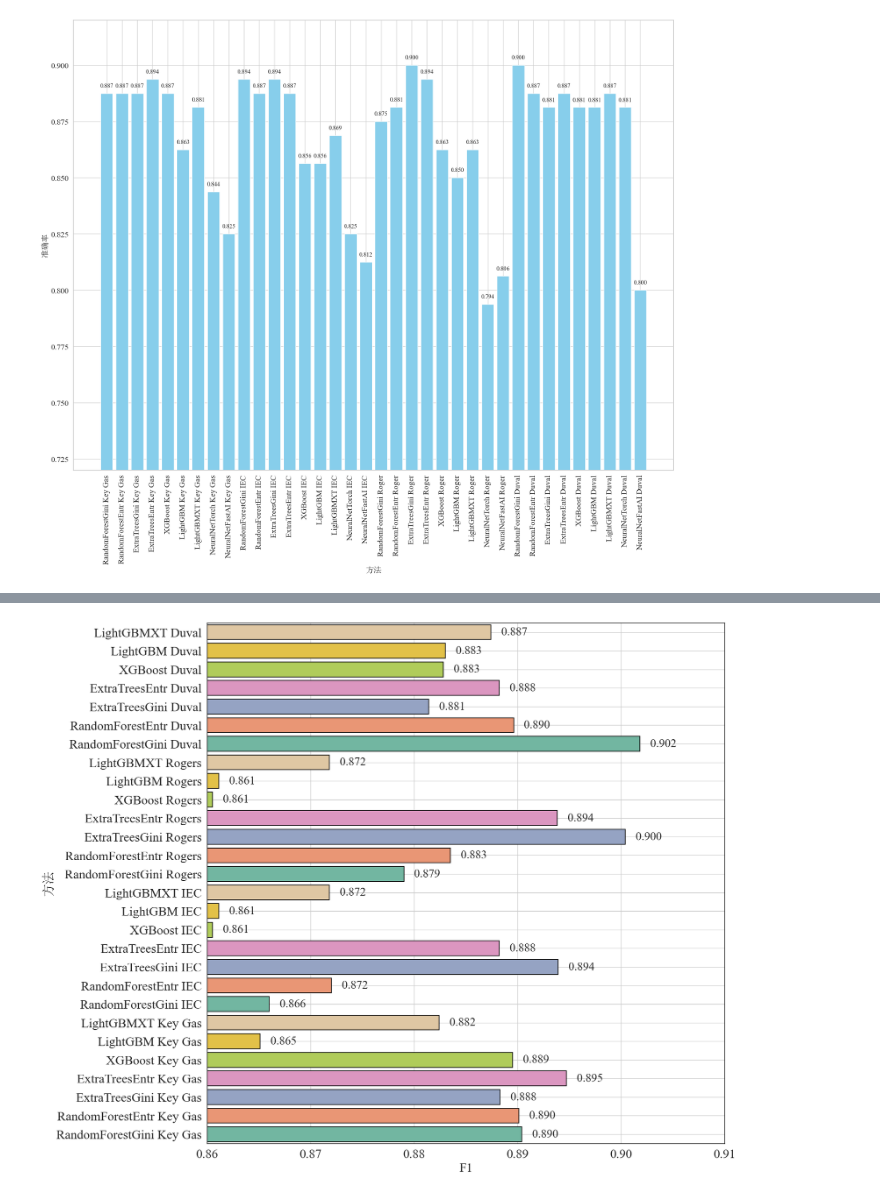
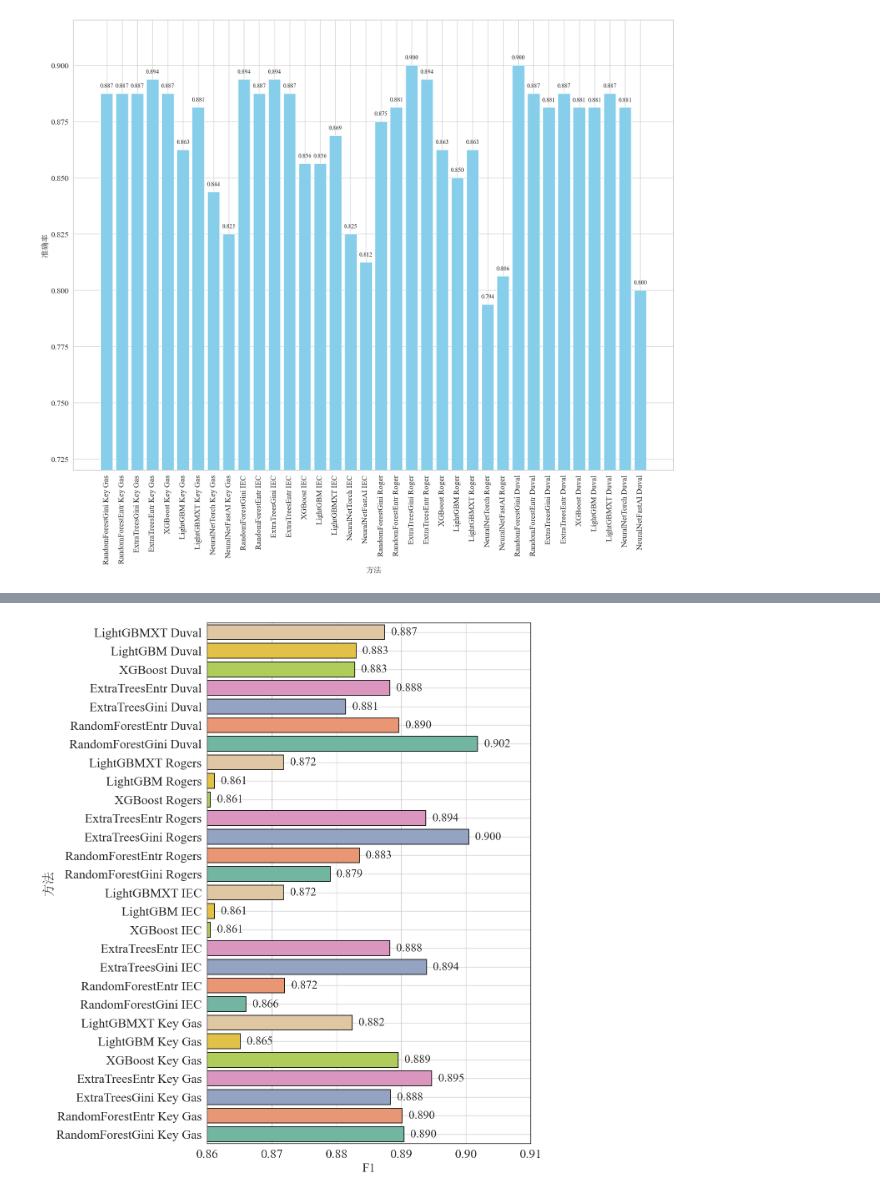
Before and after one commit to Sihan0229/DGA, a Jupyter notebook: Dissolved-Gas-Analysis/figure_show.ipynb, the cells around one changed output, grey strips where cells are left out. Cells and saved outputs as stored; diff of their text form; code cells hidden in the pictures.

```diff
--- a/Dissolved-Gas-Analysis/figure_show.ipynb
+++ b/Dissolved-Gas-Analysis/figure_show.ipynb
@@ -788,35 +788,35 @@ df['颜色'] = df['模型'].map(model_color_map)
 import seaborn as sns
 sns.set(style="whitegrid")
 
 # 绘图
-plt.figure(figsize=(16, 16))
+plt.figure(figsize=(10, 16))
 bars = plt.barh(df['方法'], df['F1'], color=df['颜色'],
         edgecolor='black',      # 添加边框
         linewidth=1.2)
 
 # 添加数值标签
 for bar in bars:
     width = bar.get_width()
     plt.text(width + 0.001, bar.get_y() + bar.get_height()/2, f'{width:.3f}',
              va='center', ha='left', fontsize=20, fontproperties=font_en)
 
 # 坐标轴设置
 plt.ylabel('方法', fontsize=22, fontproperties=font_cn)
 plt.xlabel('F1', fontsize=22, fontproperties=font_en)
 plt.yticks(fontsize=22, fontproperties=font_en)
 plt.xticks(fontsize=22, fontproperties=font_en)
 plt.xlim(0.86, 0.91)
 plt.ylim(-0.5, len(df) - 0.5)
 #plt.tight_layout(pad=0)
 plt.subplots_adjust(top=0.8, bottom=0.02)
 ax = plt.gca()  # 获取当前坐标轴
 for spine in ax.spines.values():
     spine.set_edgecolor('black')  # 设置边框颜色
     spine.set_linewidth(1.0)      # 设置边框粗细
 
 plt.show()
 # %% [output]
-[figure, old version]
+[figure, new version]
 # %%
 import matplotlib.pyplot as plt
 import pandas as pd
```
Also changed, not shown: parts of 3 cells of this notebook.
